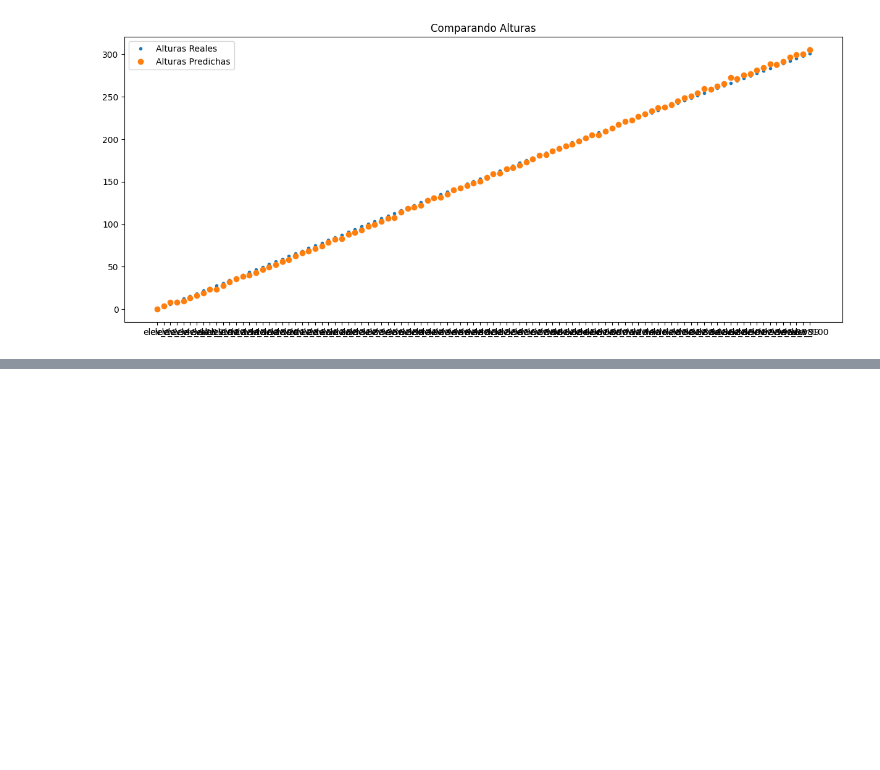
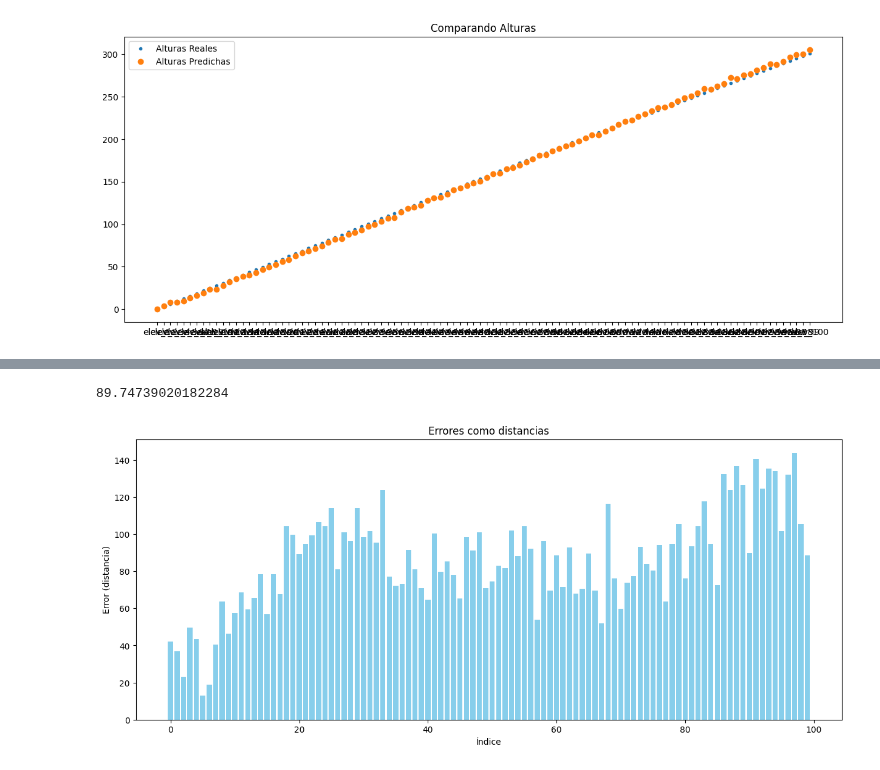
Before and after one commit to ValeFernando840/Ray-Tracing, a Jupyter notebook: Testeo_Modelos.ipynb, the cells around one changed output, grey strips where cells are left out. Cells and saved outputs as stored; diff of their text form; code cells hidden in the pictures; blank space fills up the shorter version.

Commit message:
Se agrego el calculo de errores

```diff
--- a/Testeo_Modelos.ipynb
+++ b/Testeo_Modelos.ipynb
@@ -70,0 +77,25 @@ print(type(y_pred_latitudes))
+# %%
+#NOTA:
+#   Las variables lat_true_degrees,lon_true_degrees proviene de objetos pandas.Series por lo que se tiene
+#   que convertir a un array Numpy.
+#   Por otro lado lat_pred_degrees,lon_pred_degrees provienen de objetos array Numpy. Por lo que
+#   no se tiene que transformar.
+def Rango_Ground(lat_true_degrees,lon_true_degrees,lat_pred_degrees,lon_pred_degrees): #Determinación de Rango Terrestre
+    lat_true_degrees = lat_true_degrees.to_numpy()
+    lon_true_degrees = lon_true_degrees.to_numpy()
+    #lat_pred_degrees = lat_pred_degrees.to_numpy()
+    #lon_pred_degrees = lon_pred_degrees.to_numpy()
+
+    lat_true = np.radians(lat_true_degrees)
+    lon_true = np.radians(lon_true_degrees)
+    lat_pred = np.radians(lat_pred_degrees)
+    lon_pred = np.radians(lon_pred_degrees)
+
+    Re = 6371e3 # Radio de la tierra (m)
+    aux = (np.sin((lat_pred-lat_true)/2))**2 + np.cos(lat_true)*np.cos(lat_pred)*(np.sin((lon_pred-lon_true)/2))**2
+    Range = 2 * Re * np.arcsin(np.sqrt(aux))
+    print(Range)
+
+    return Range
+# %%
+Rango = Rango_Ground(y_true_latitudes,y_true_longitudes,y_pred_latitudes,y_pred_longitudes)
@@ -70,0 +120,18 @@ print(type(y_pred_latitudes))
+# %%
+# Calculamos el error
+sq_rango = (Rango/1000)**2 # km
+error = np.sum(sq_rango)/len(Rango)
+# print(Rango/1000)
+# print(sq_rango)
+print("Raiz del ECM:",np.sqrt(error))
+# %% [output]
+89.74739020182284
+# %%
+plt.figure(figsize=(15,6))
+plt.bar(range(len(Rango/1000)), Rango/1000, color='skyblue')
+plt.xlabel('Índice')
+plt.ylabel('Error (distancia)')
+plt.title('Errores como distancias')
+plt.show()
+# %% [output]
+[figure, added]
```
Also changed, not shown: parts of 6 cells of this notebook, 1 other file.
